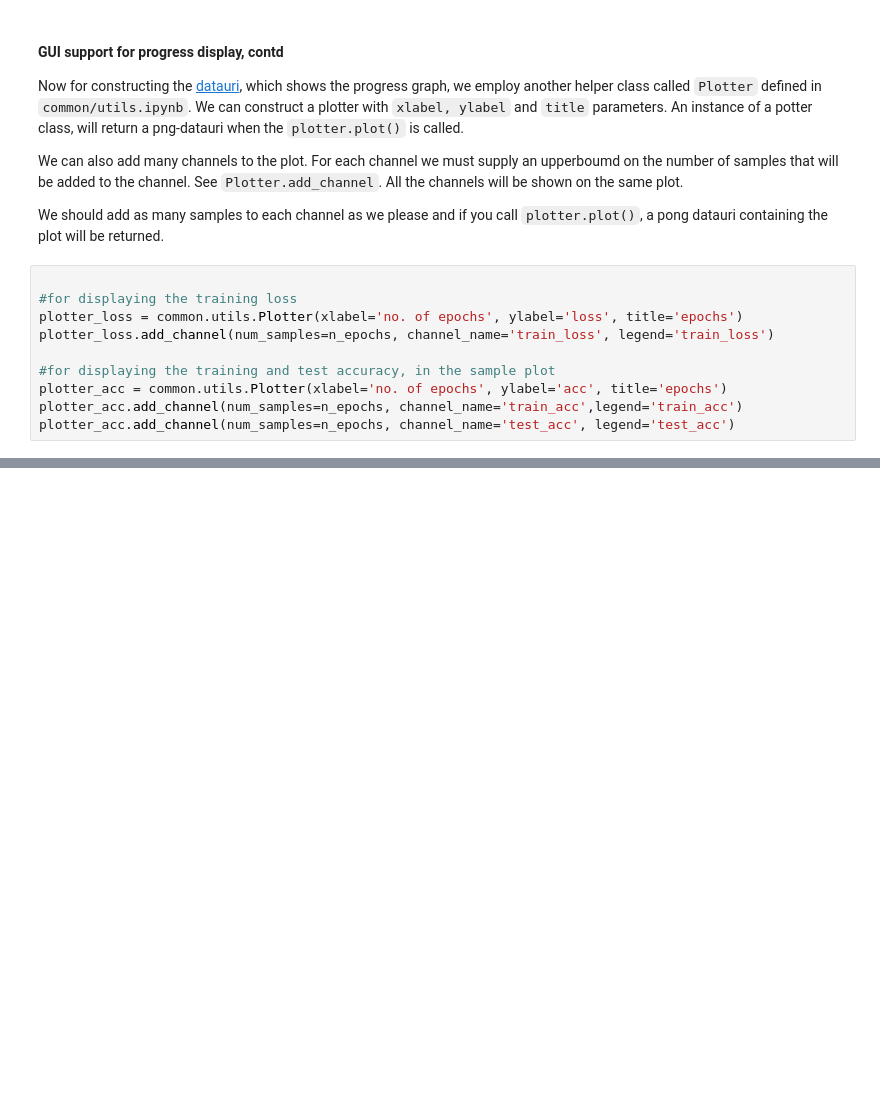
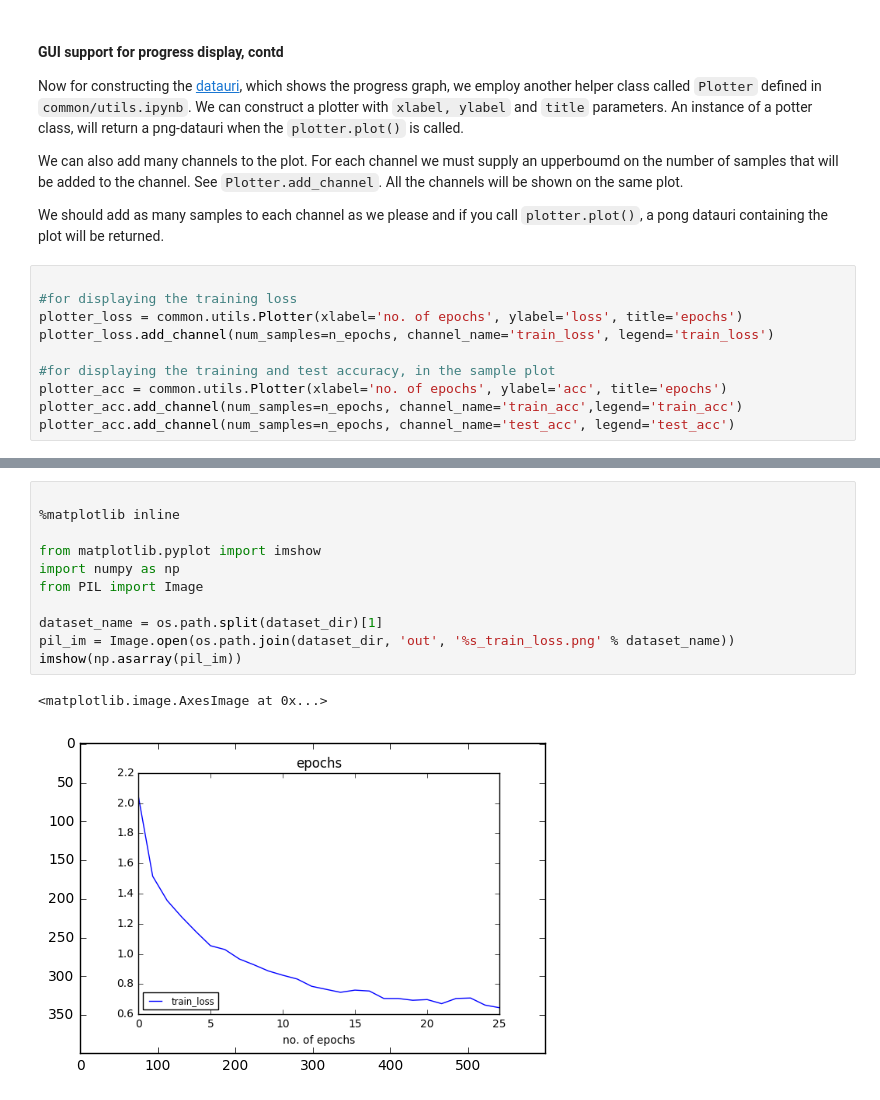
Before and after one commit to kgeorge/kgeorge_dpl, a Jupyter notebook: notebooks/tf_cifar.ipynb, the cells around one changed output, grey strips where cells are left out. Saved outputs shown, nothing was run; the diff lists cells and outputs as text; blank space fills up the shorter version.

```diff
--- a/notebooks/tf_cifar.ipynb
+++ b/notebooks/tf_cifar.ipynb
@@ -432,0 +438,14 @@ loss for epoch 0, train_loss=1.66669226487,  test-accuracy=0.494977678571,  time
+# %%
+
+%matplotlib inline
+
+from matplotlib.pyplot import imshow
+import numpy as np
+from PIL import Image
+
+dataset_name = os.path.split(dataset_dir)[1]
+pil_im = Image.open(os.path.join(dataset_dir, 'out', '%s_train_loss.png' % dataset_name))
+imshow(np.asarray(pil_im))
+# %% [output]
+<matplotlib.image.AxesImage at 0x...>
+[figure, added]
```
Also changed, not shown: parts of 2 cells of this notebook.
